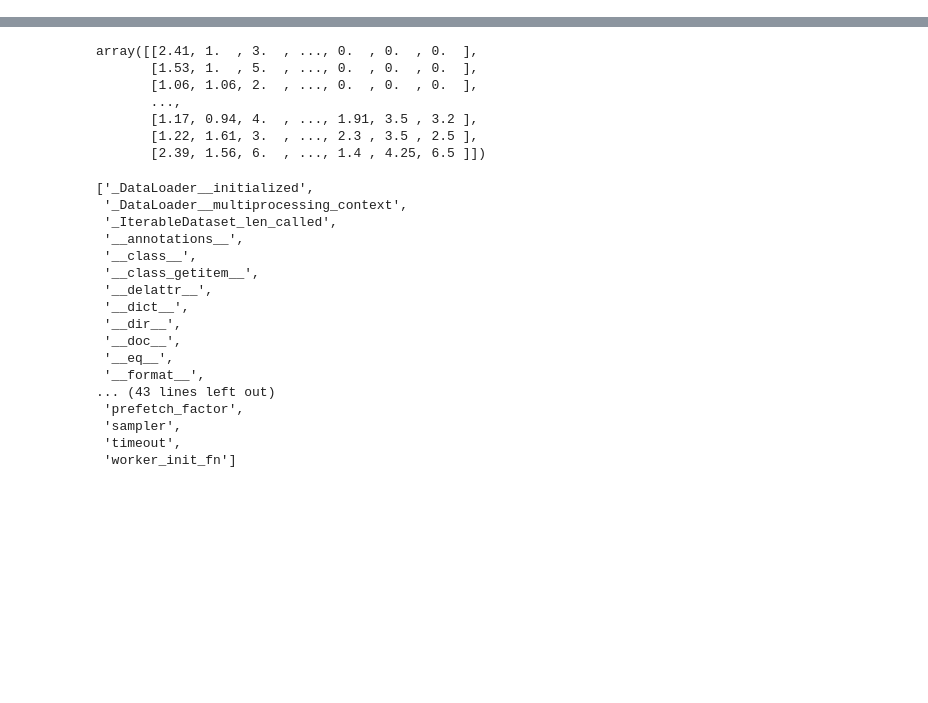
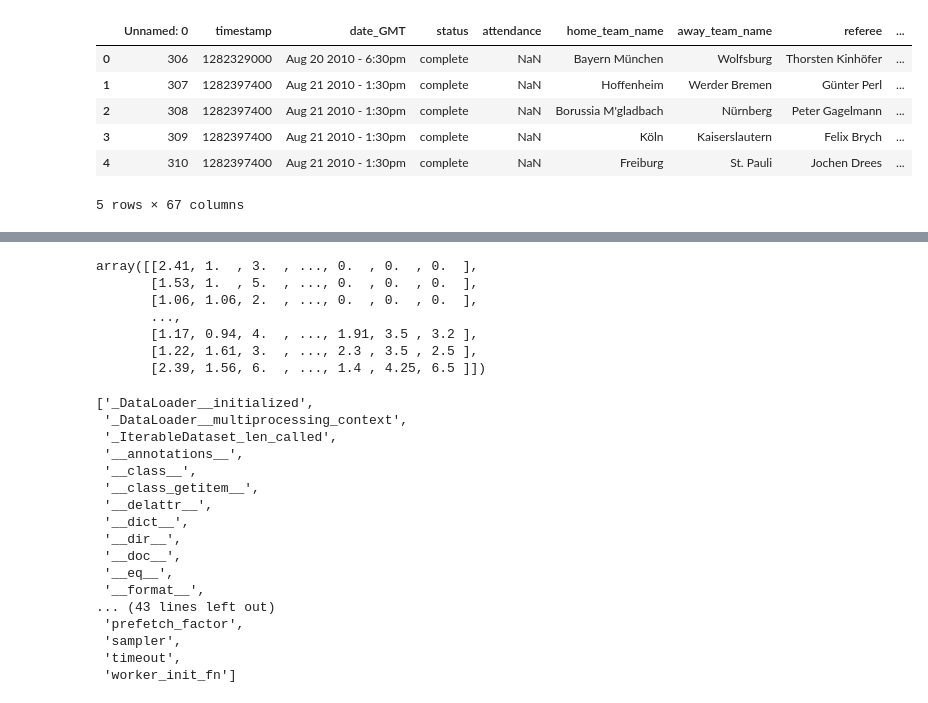
Before and after one commit to lukaszlewickii/football_games_predictor, a Jupyter notebook: draft.ipynb, the cells around one changed output, grey strips where cells are left out. Cells and saved outputs as stored; diff of their text form; code cells hidden in the pictures; blank space fills up the shorter version.

```diff
--- a/draft.ipynb
+++ b/draft.ipynb
@@ -96,6 +96,16 @@ from sklearn.model_selection import train_test_split
 data = pd.read_csv('./data/clean_data.csv')
 # %%
 data['result'] = np.where(data['home_team_goal_count'] == data['away_team_goal_count'], 0, np.where(data['home_team_goal_count'] > data['away_team_goal_count'], 1, 2))
+# %%
+data.head()
+# %% [output]
+|  | Unnamed: 0 | timestamp | date_GMT | status | attendance | home_team_name | away_team_name | referee | ... |
+| 0 | 306 | 1282329000 | Aug 20 2010 - 6:30pm | complete | NaN | Bayern München | Wolfsburg | Thorsten Kinhöfer | ... |
+| 1 | 307 | 1282397400 | Aug 21 2010 - 1:30pm | complete | NaN | Hoffenheim | Werder Bremen | Günter Perl | ... |
+| 2 | 308 | 1282397400 | Aug 21 2010 - 1:30pm | complete | NaN | Borussia M'gladbach | Nürnberg | Peter Gagelmann | ... |
+| 3 | 309 | 1282397400 | Aug 21 2010 - 1:30pm | complete | NaN | Köln | Kaiserslautern | Felix Brych | ... |
+| 4 | 310 | 1282397400 | Aug 21 2010 - 1:30pm | complete | NaN | Freiburg | St. Pauli | Jochen Drees | ... |
+5 rows × 67 columns
 # %%
 X = data[['home_ppg', 'away_ppg', 'total_goal_count', 'total_goals_at_half_time', 'home_team_goal_count_half_time', 'away_team_goal_count_half_time', 'home_team_corner_count', 'away_team_corner_count',
           'home_team_yellow_cards', 'home_team_red_cards', 'away_team_yellow_cards', 'away_team_red_cards', 'home_team_shots', 'away_team_shots', 'home_team_shots_on_target', 'away_team_shots_on_target',
```
Also changed, not shown: parts of 2 cells of this notebook, 1 other file.
